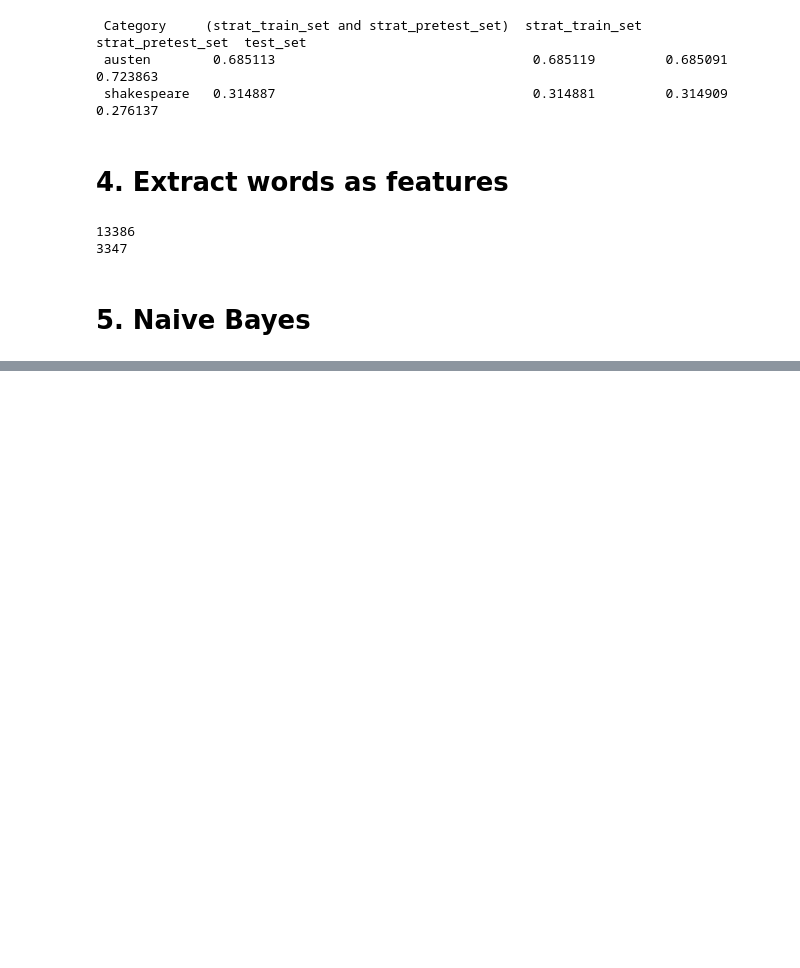
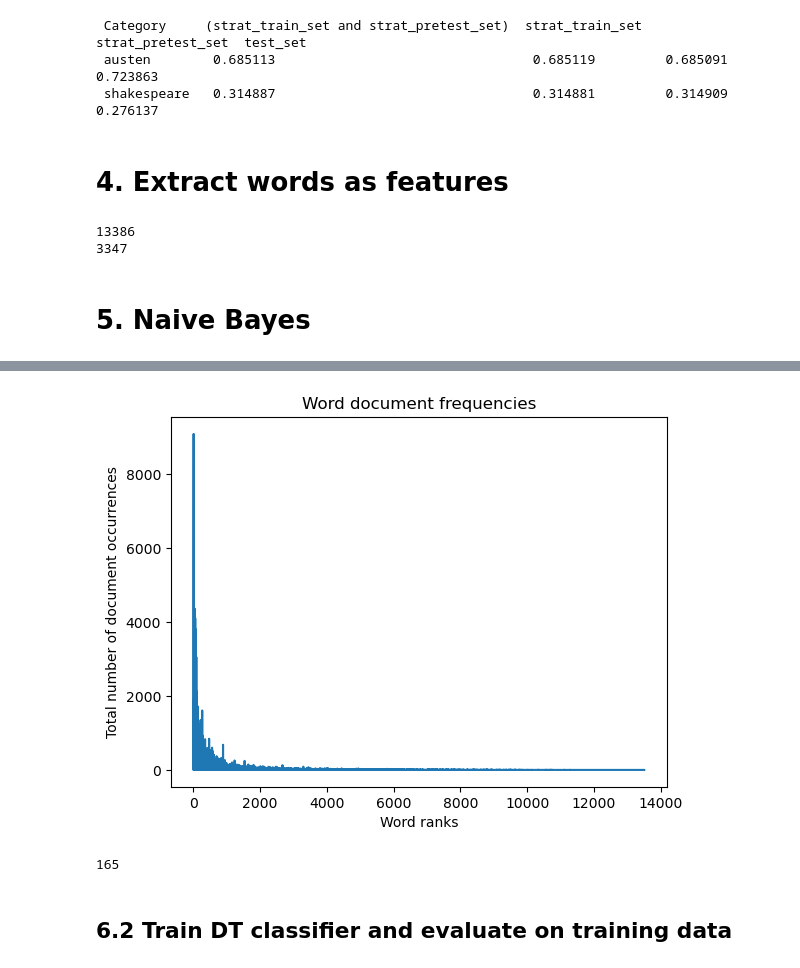
Before and after one commit to kellianneyang/natural-language-processing-practice, a Jupyter notebook: getting-started-with-nlp-kochmar-2022/authorship_attribution.ipynb, the cells around one changed output, grey strips where cells are left out. Drawn from its saved outputs; the diff is of its cells as text; code cells hidden in the pictures; blank space fills up the shorter version.

```diff
--- a/getting-started-with-nlp-kochmar-2022/authorship_attribution.ipynb
+++ b/getting-started-with-nlp-kochmar-2022/authorship_attribution.ipynb
@@ -238,0 +304,29 @@ print(len(pretest_features))
+# %%
+# select middle range of features to run DT on
+# this will speed up the algorithm (13,553 features without selection)
+# words that occur across most texts are not informative, since they are used by both authors
+# words that occur very infreqently, even if they clearly indicate one authorship, will probably not be seen in the test data
+
+# create empty list to store words
+words = []
+
+# define helper function that will return the set of all words in a text
+def extract_words(text, words):
+
+    # add to words list: the set of every word in the text
+    words += set([word for word in text])
+
+    # return words list
+    return words
+# %%
+# iterate over strat_train_set
+for (sents, label) in strat_train_set:
+
+    # run helper function extract_words
+    words = extract_words(sents, words)
+# %%
+# count words with Counter; this calculates document frequency for each word in training set
+counts = Counter(words)
+
+# check
+print(counts)
@@ -238,0 +335,9 @@ print(len(pretest_features))
+# %%
+# visualize word document frequencies to show many words are too frequent or too infrequent to be informative
+# (Zipf's law)
+
+df = pd.DataFrame.from_dict(counts, orient='index').reset_index()
+df.rename(columns = {0: 'occurrences'}, inplace = True)
+
+# check
+df.head()
@@ -238,0 +351,37 @@ print(len(pretest_features))
+# %%
+# plot frequencies
+plt.plot(df['occurrences'])
+plt.xlabel("Word ranks")
+plt.ylabel("Total number of document occurrences")
+plt.title("Word document frequencies");
+# %% [output]
+[figure, added]
+# %%
+# get selected features for DT classifier
+
+# max number of sentences in which a word may occur is 13,414
+maximum = float(13414)
+
+# create empty list to store selected words (features)
+selected_words = []
+
+# select only words that occur in:
+# 1. more than 200 sentences, and
+# 2. less than 20% of sentences (2,683)
+
+# iterate over counts' items
+for item in counts.items():
+
+    # assign float of number of occurrences to count
+    count = float(item[1])
+
+    # set thresholds
+    if count > 200 and count / maximum < 0.2:
+
+        # append word to selected_words list
+        selected_words.append(item[0])
+
+# check
+print(len(selected_words))
+# %% [output]
+165
@@ -238,0 +411,2 @@ print(len(pretest_features))
+# %% [markdown]
+## 6.2 Train DT classifier and evaluate on training data
```
Also changed, not shown: parts of 22 cells of this notebook.
